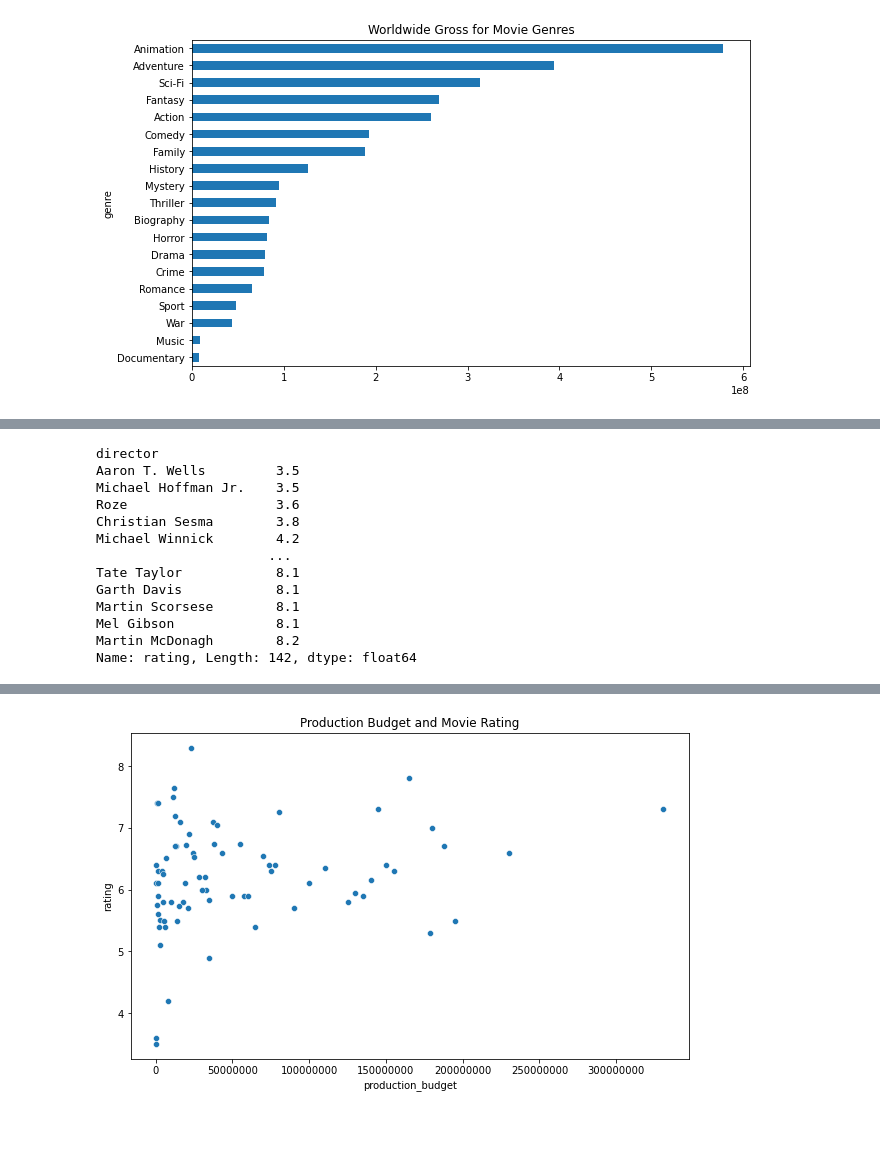
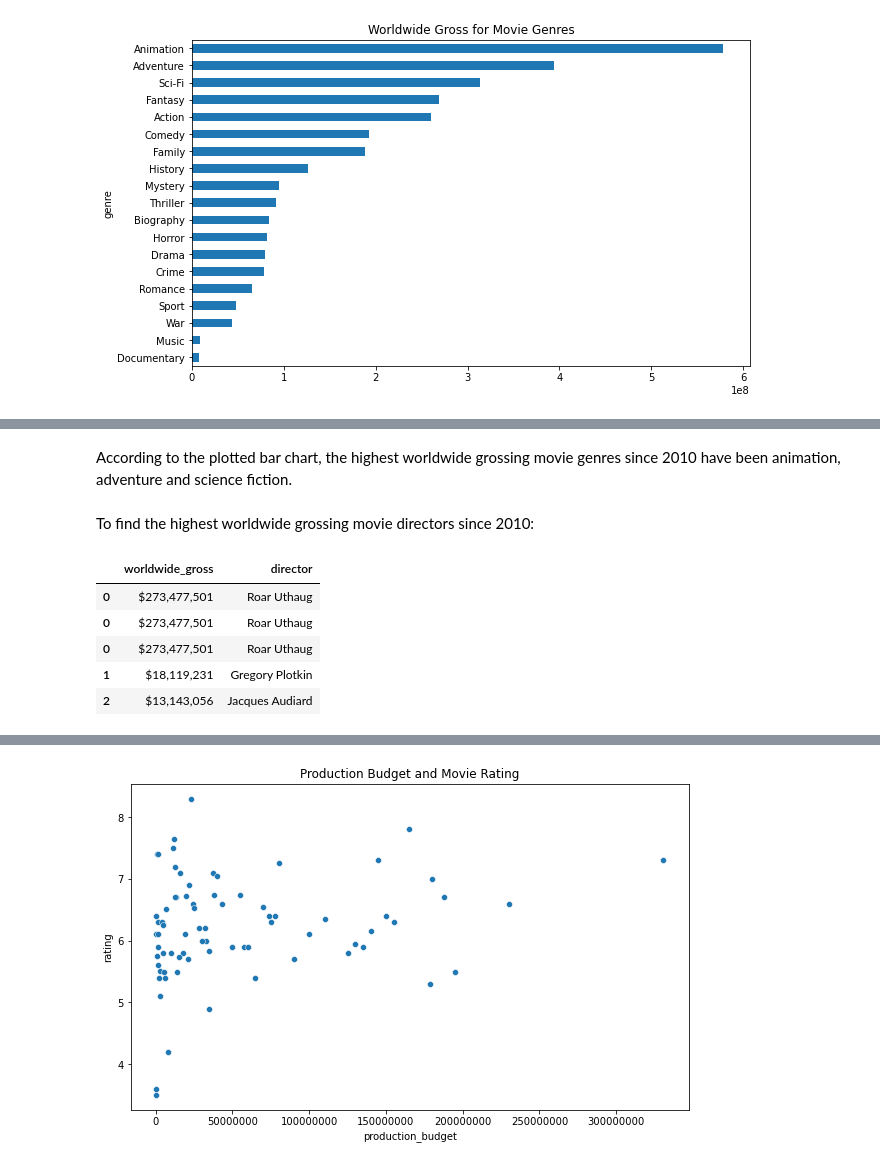
Before and after one commit to VolhaP87/Microsoft_Movie_Analysis, a Jupyter notebook: student.ipynb, the cells around one changed output, grey strips where cells are left out. Saved outputs shown, nothing was run; the diff lists cells and outputs as text; code cells hidden in the pictures; blank space fills up the shorter version.

```diff
--- a/student.ipynb
+++ b/student.ipynb
@@ -383,17 +358,15 @@ rating_director
-# %%
-rating_director_new = rating_director.groupby(['director'])['rating'].mean().sort_values(ascending = True)
-rating_director_new
-# %% [output]
-director
-Aaron T. Wells         3.5
-Michael Hoffman Jr.    3.5
-Roze                   3.6
-Christian Sesma        3.8
-Michael Winnick        4.2
-                      ...
-Tate Taylor            8.1
-Garth Davis            8.1
-Martin Scorsese        8.1
-Mel Gibson             8.1
-Martin McDonagh        8.2
-Name: rating, Length: 142, dtype: float64
+# %% [markdown]
+According to the plotted bar chart, the highest worldwide grossing movie genres since 2010 have been animation, adventure and science fiction.
+# %% [markdown]
+To find the highest worldwide grossing movie directors since 2010:
+# %%
+# Select necessary information from DataFrame
+gross_director = new_df[['worldwide_gross', 'director']]
+gross_director.head()
+# %% [output]
+|  | worldwide_gross | director |
+| 0 | $273,477,501 | Roar Uthaug |
+| 0 | $273,477,501 | Roar Uthaug |
+| 0 | $273,477,501 | Roar Uthaug |
+| 1 | $18,119,231 | Gregory Plotkin |
+| 2 | $13,143,056 | Jacques Audiard |
```
Also changed, not shown: parts of 20 cells of this notebook.
